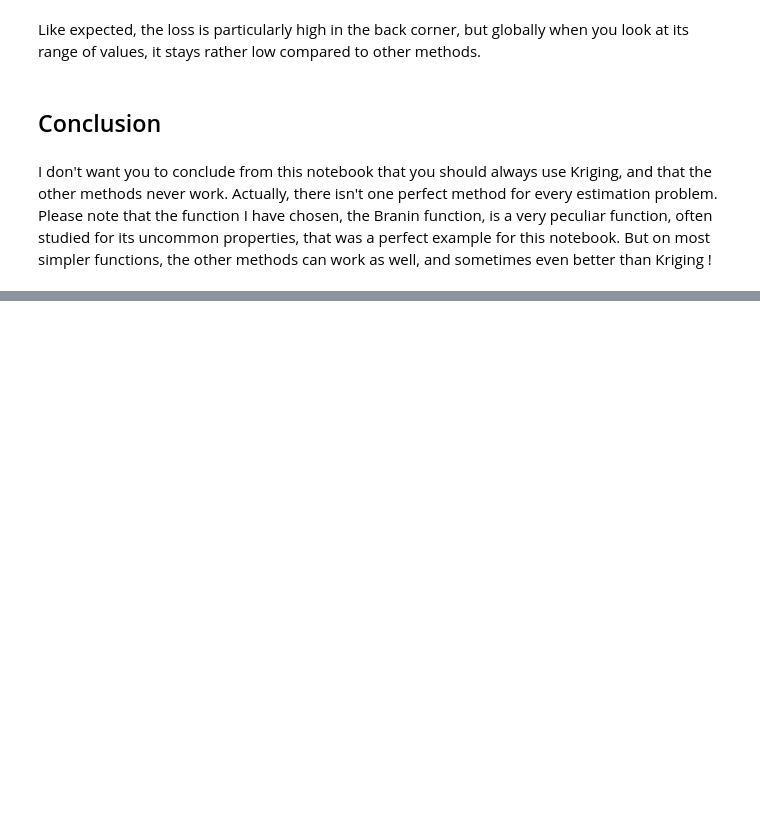
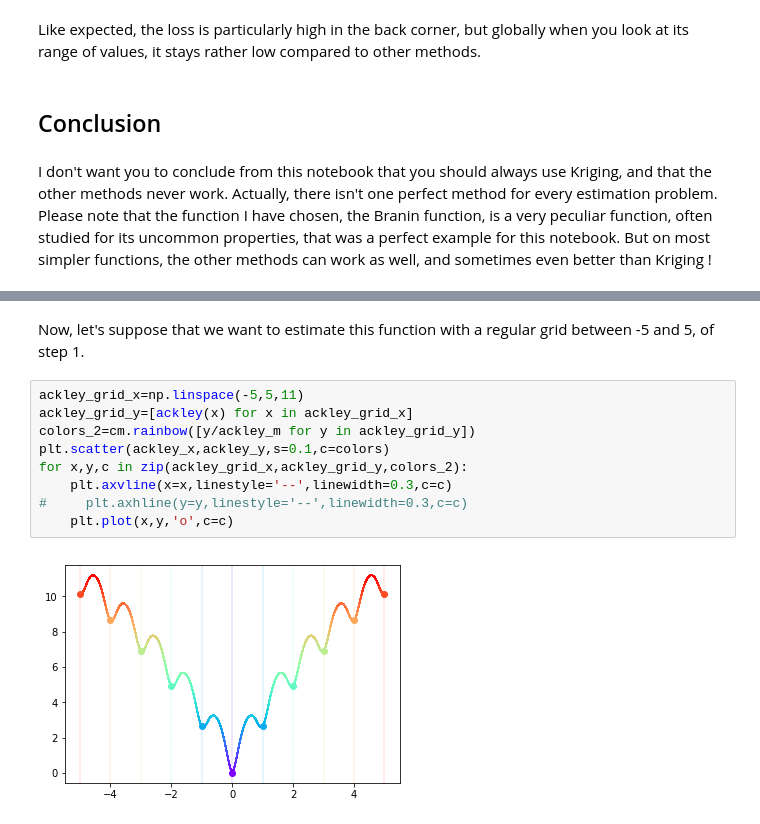
Before and after one commit to yapa-loulou/kriging, a Jupyter notebook: Kriging.ipynb, the cells around one changed output, grey strips where cells are left out. Drawn from its saved outputs; the diff is of its cells as text; blank space fills up the shorter version.

```diff
--- a/Kriging.ipynb
+++ b/Kriging.ipynb
@@ -206,0 +302,13 @@ Coming soon, in another notebook : using kriging for sequential simulations...
+# %% [markdown]
+Now, let's suppose that we want to estimate this function with a regular grid between -5 and 5, of step 1.
+# %%
+ackley_grid_x=np.linspace(-5,5,11)
+ackley_grid_y=[ackley(x) for x in ackley_grid_x]
+colors_2=cm.rainbow([y/ackley_m for y in ackley_grid_y])
+plt.scatter(ackley_x,ackley_y,s=0.1,c=colors)
+for x,y,c in zip(ackley_grid_x,ackley_grid_y,colors_2):
+    plt.axvline(x=x,linestyle='--',linewidth=0.3,c=c)
+#     plt.axhline(y=y,linestyle='--',linewidth=0.3,c=c)
+    plt.plot(x,y,'o',c=c)
+# %% [output]
+[figure, added]
```
Also changed, not shown: parts of 57 cells of this notebook.
